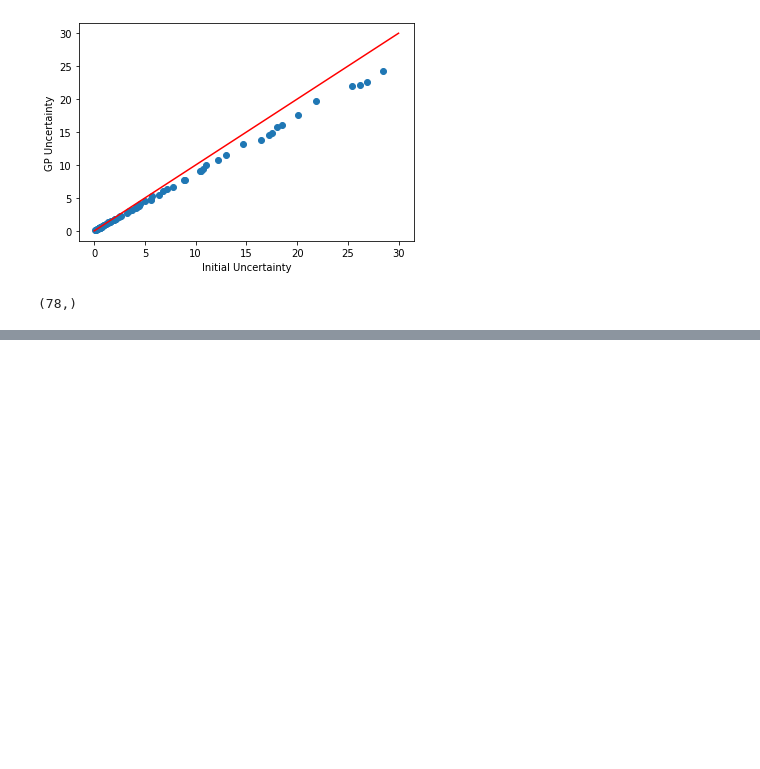
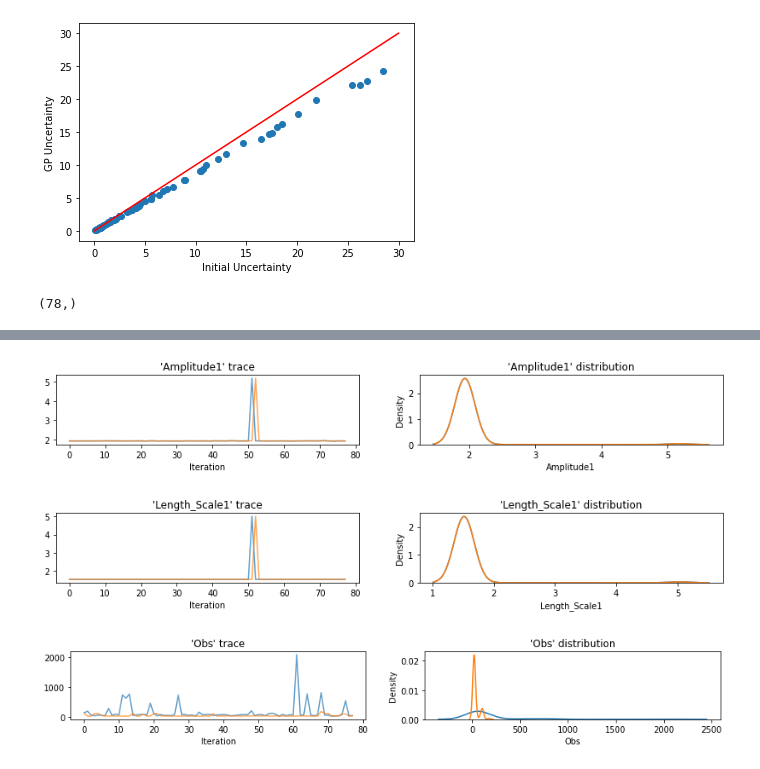
Before and after one commit to ni-phy/year4-project, a Jupyter notebook: Nikolas/gyrochronology/age_tfp_hmc.ipynb, the cells around one changed output, grey strips where cells are left out. Cells and saved outputs as stored; diff of their text form; code cells hidden in the pictures; blank space fills up the shorter version.

```diff
--- a/Nikolas/gyrochronology/age_tfp_hmc.ipynb
+++ b/Nikolas/gyrochronology/age_tfp_hmc.ipynb
@@ -430,4 +425,8 @@ def plot_traces(var_name, samples, num_chains):
   plt.show()
 # %%
 for var1, var_samples in pooled_samples._asdict().items():
-  plot_traces(var1, samples=var_samples, num_chains=4)
+  plot_traces(var1, samples=var_samples, num_chains=2)
+# %% [output]
+[figure, added]
+[figure, added]
+[figure, added]
```
Also changed, not shown: parts of 15 cells of this notebook.
